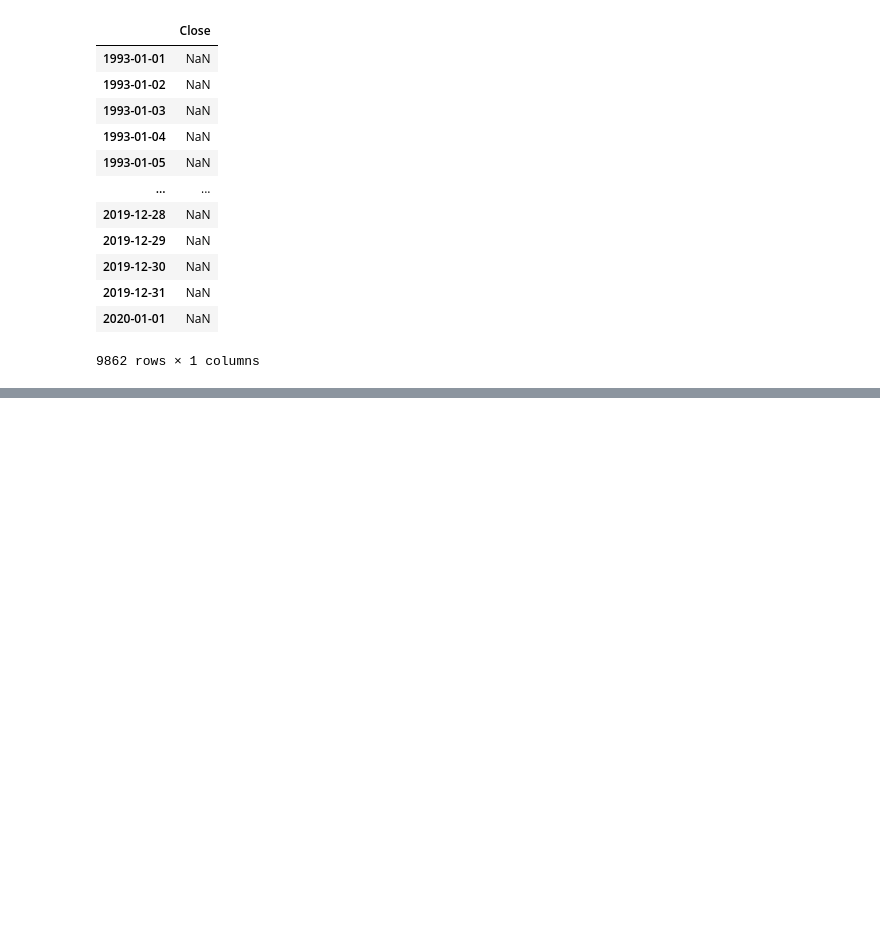
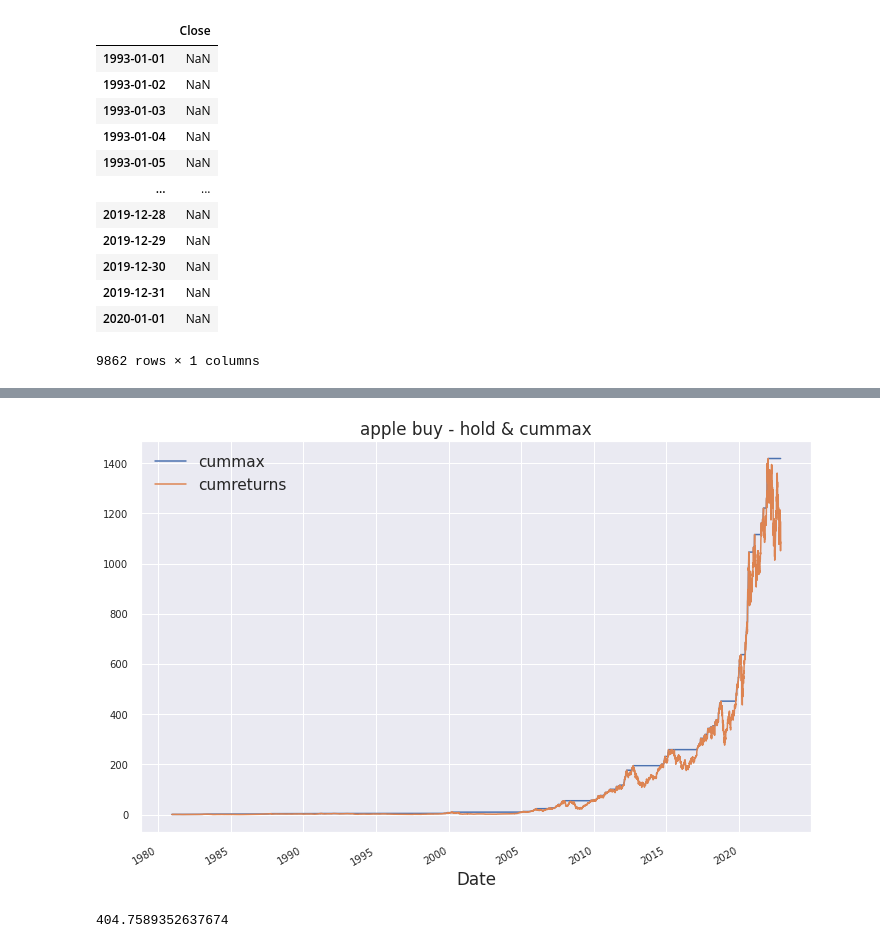
Before and after one commit to skresec/skresec, a Jupyter notebook: algotrading/quantprogram.ipynb, the cells around one changed output, grey strips where cells are left out. Drawn from its saved outputs; the diff is of its cells as text; code cells hidden in the pictures; blank space fills up the shorter version.

```diff
--- a/algotrading/quantprogram.ipynb
+++ b/algotrading/quantprogram.ipynb
@@ -496,0 +592,8 @@ spy.fillna(method='ffill')
+# %%
+#to calculate drawdowns
+apple['cummax']=apple.cumreturns.cummax()
+# %%
+apple[["cummax","cumreturns"]].plot(figsize=(12,8),title="apple buy - hold & cummax",fontsize=10)
+plt.show()
+# %% [output]
+[figure, added]
@@ -496,0 +602,4 @@ spy.fillna(method='ffill')
+# %%
+apple.drawdown.max()
+# %% [output]
+404.7589352637674
```
Also changed, not shown: parts of 52 cells of this notebook, 1 other file.
